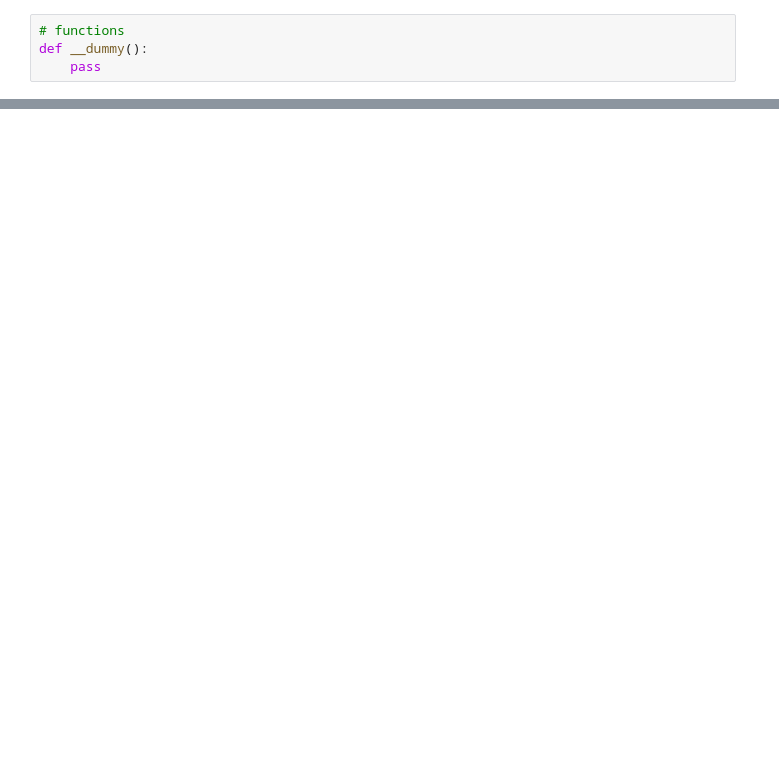
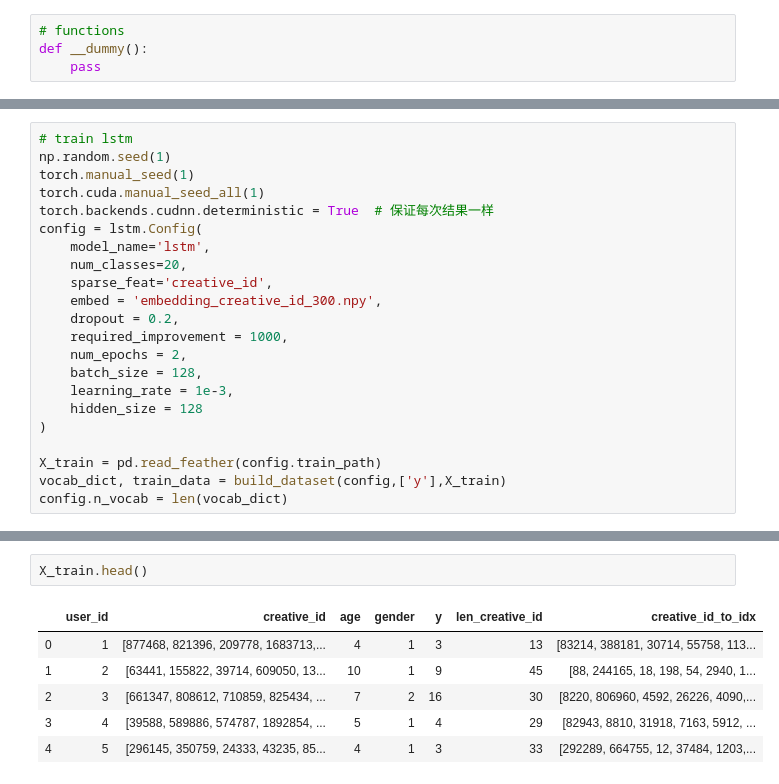
Before and after one commit to DevinWang23/tencent_2020_ad_competition, a Jupyter notebook: jupyter_notebook/neural_network.ipynb, the cells around one changed output, grey strips where cells are left out. Cells and saved outputs as stored; diff of their text form; blank space fills up the shorter version.

```diff
--- a/jupyter_notebook/neural_network.ipynb
+++ b/jupyter_notebook/neural_network.ipynb
@@ -49,0 +92,22 @@ class Lstm(nn.Module):
+# %%
+# train lstm
+np.random.seed(1)
+torch.manual_seed(1)
+torch.cuda.manual_seed_all(1)
+torch.backends.cudnn.deterministic = True  # 保证每次结果一样
+config = lstm.Config(
+    model_name='lstm',
+    num_classes=20,
+    sparse_feat='creative_id',
+    embed = 'embedding_creative_id_300.npy',
+    dropout = 0.2,
+    required_improvement = 1000,
+    num_epochs = 2,
+    batch_size = 128,
+    learning_rate = 1e-3,
+    hidden_size = 128
+)
+
+X_train = pd.read_feather(config.train_path)
+vocab_dict, train_data = build_dataset(config,['y'],X_train)
+config.n_vocab = len(vocab_dict)
@@ -49,0 +117,9 @@ class Lstm(nn.Module):
+# %%
+X_train.head()
+# %% [output]
+|  | user_id | creative_id | age | gender | y | len_creative_id | creative_id_to_idx |
+| 0 | 1 | [877468, 821396, 209778, 1683713,... | 4 | 1 | 3 | 13 | [83214, 388181, 30714, 55758, 113... |
+| 1 | 2 | [63441, 155822, 39714, 609050, 13... | 10 | 1 | 9 | 45 | [88, 244165, 18, 198, 54, 2940, 1... |
+| 2 | 3 | [661347, 808612, 710859, 825434, ... | 7 | 2 | 16 | 30 | [8220, 806960, 4592, 26226, 4090,... |
+| 3 | 4 | [39588, 589886, 574787, 1892854, ... | 5 | 1 | 4 | 29 | [82943, 8810, 31918, 7163, 5912, ... |
+| 4 | 5 | [296145, 350759, 24333, 43235, 85... | 4 | 1 | 3 | 33 | [292289, 664755, 12, 37484, 1203,... |
```
Also changed, not shown: parts of 13 cells of this notebook, 19 other files.
